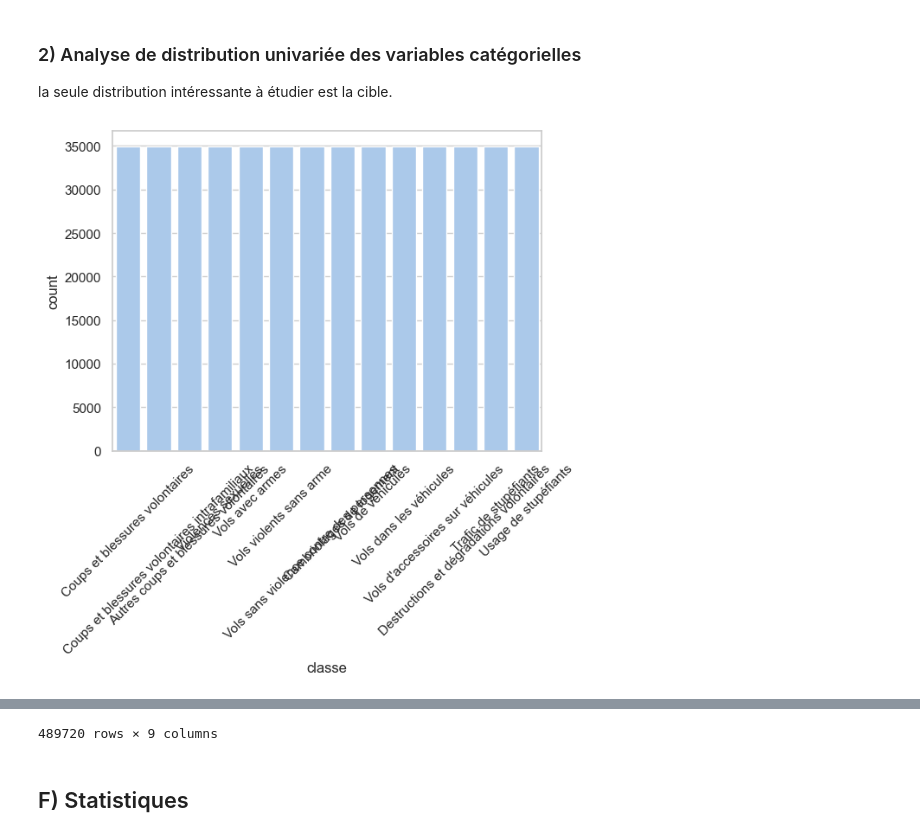
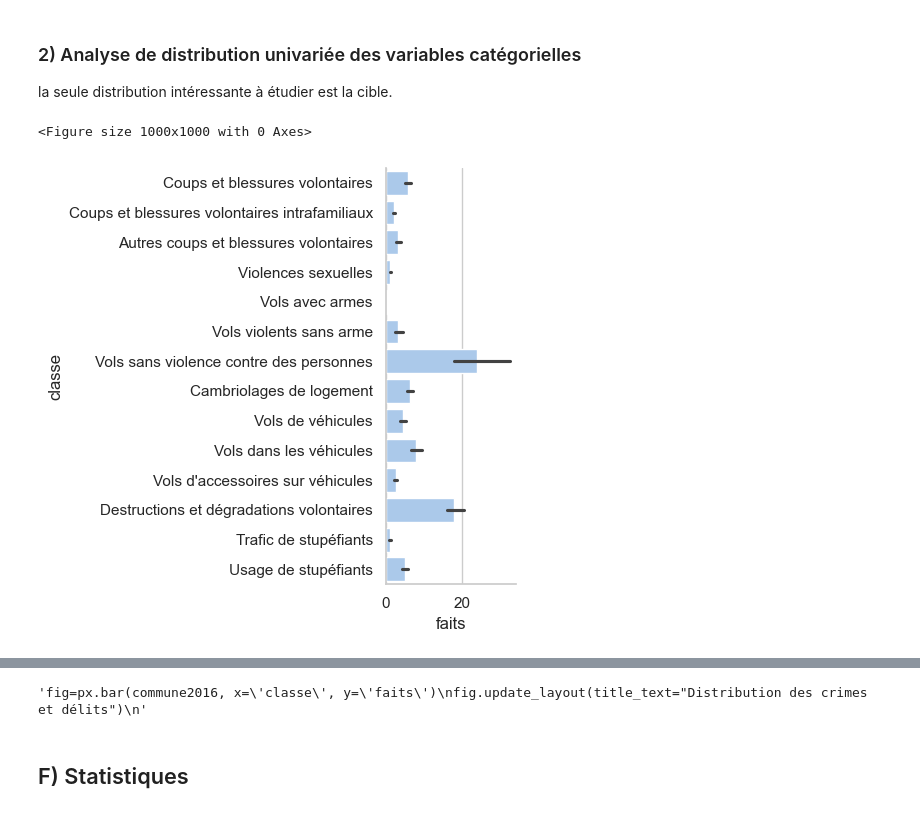
Before and after one commit to G-RELIQUET/Etude_Statistique_Delinquance, a Jupyter notebook: Etude.ipynb, the cells around one changed output, grey strips where cells are left out. Saved outputs shown, nothing was run; the diff lists cells and outputs as text; code cells hidden in the pictures.

```diff
--- a/Etude.ipynb
+++ b/Etude.ipynb
@@ -373,11 +381,19 @@ reg_sorted.head(10)
 la seule distribution intéressante à étudier est la cible.
 # %%
 ##DataFrame commune
+
+######A TRIER POUR ETRE CROISSANT C'EST PLUS BEAU
 commune2016=commune.loc[commune['annee']== '2016']
-
-sns.countplot(x=commune2016.classe)
-plt.xticks(rotation=45)
-plt.show()
-commune2016
+commune2017=commune.loc[commune['annee']== '2017']
+commune2018=commune.loc[commune['annee']== '2018']
+commune2019=commune.loc[commune['annee']== '2019']
+commune2020=commune.loc[commune['annee']== '2020']
+commune2021=commune.loc[commune['annee']== '2021']
+commune2022=commune.loc[commune['annee']== '2022']
+commune2023=commune.loc[commune['annee']== '2023']
+plt.figure(figsize=(10, 10))
+sns.catplot(y='classe', x='faits',data=commune2016,kind='bar')
+plt.show();
 # %% [output]
+<Figure size 1000x1000 with 0 Axes>
-[figure, old version]
+[figure, new version]
@@ -396,4 +400,9 @@ commune2016
-489720 rows × 9 columns
+# %%
+"""fig=px.bar(commune2016, x='classe', y='faits')
+fig.update_layout(title_text="Distribution des crimes et délits")
+"""
+# %% [output]
+'fig=px.bar(commune2016, x=\'classe\', y=\'faits\')\nfig.update_layout(title_text="Distribution des crimes et délits")\n'
 # %% [markdown]
 ## F) Statistiques
 # %%
```
Also changed, not shown: parts of 5 cells of this notebook.
